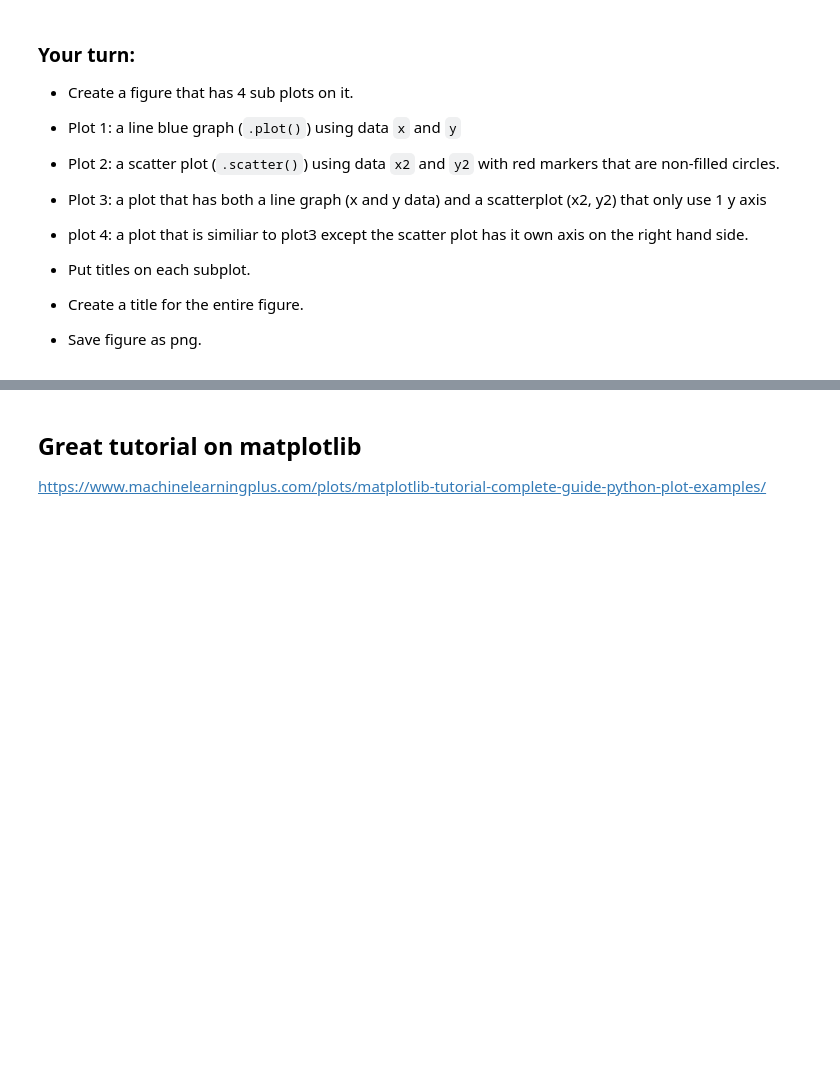
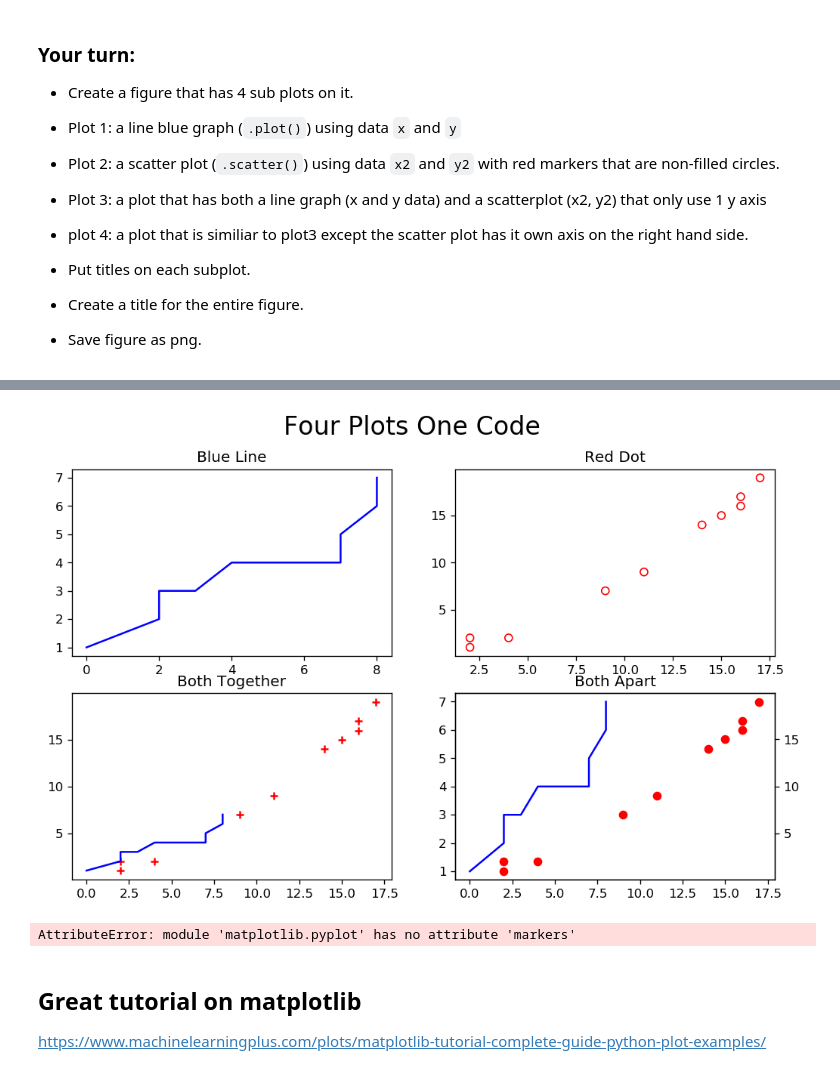
Before and after one commit to wwillis125/nyc-ds-100719-lectures, a Jupyter notebook: week-2/Data Visualization/Matplotlib_Applied.ipynb, the cells around one changed output, grey strips where cells are left out. Cells and saved outputs as stored; diff of their text form; code cells hidden in the pictures; blank space fills up the shorter version.

```diff
--- a/week-2/Data Visualization/Matplotlib_Applied.ipynb
+++ b/week-2/Data Visualization/Matplotlib_Applied.ipynb
@@ -69,0 +76,34 @@ y2 = sorted(randint(0,20,10))
+# %%
+from numpy.random import seed, randint
+seed(100)
+
+x = sorted(randint(0,10,10))
+x2 = sorted(randint(0,20,10))
+y = sorted(randint(0,10,10))
+y2 = sorted(randint(0,20,10))
+
+fig, axes = plt.subplots(2,2, figsize=(10,6), sharex=False, sharey=False, dpi=120)
+
+axes[0][0].plot(x, y, c='b')
+axes[0][1].scatter(x2, y2, c='none', marker='o', edgecolor='r')
+
+axes[1][0].plot(x, y, c='b')
+axes[1][1].plot(x, y, c='b')
+
+axes[0][0].set_title('Blue Line')
+axes[0][1].set_title('Red Dot')
+axes[1][0].set_title('Both Together')
+axes[1][1].set_title('Both Apart')
+
+axes[1][0].scatter(x2, y2, c='r', marker='+')
+ax2 = axes[1][1].twinx().scatter(x2, y2, c='r', marker='o')
+
+
+plt.suptitle('Four Plots One Code', fontsize=20)
+fig.savefig('Data Visualization Subplots');
+# %% [output]
+[figure, added]
+# %%
+plt.scatter
+# %% [output]
+AttributeError: module 'matplotlib.pyplot' has no attribute 'markers'
```
Also changed, not shown: parts of 5 cells of this notebook, 23 other files.
